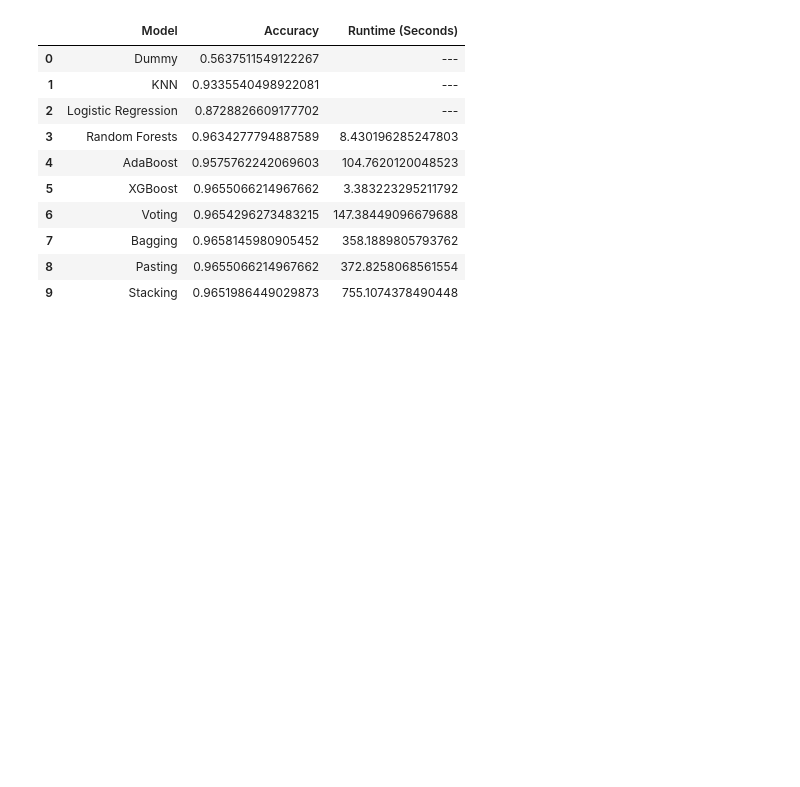
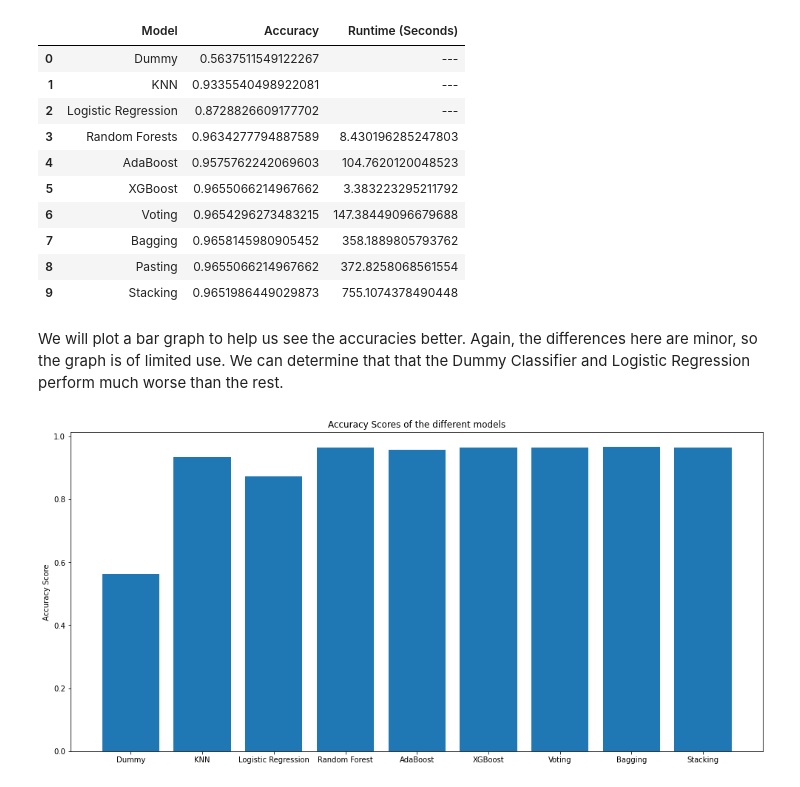
Before and after one commit to appeldaniel1998/Data-Visualization-Final-Project, a Jupyter notebook: Airline Satisfaction - Classification.ipynb, the cells around one changed output. Drawn from its saved outputs; the diff is of its cells as text; code cells hidden in the pictures; blank space fills up the shorter version.

Commit message:
Finished all models up to PCA

```diff
--- a/Airline Satisfaction - Classification.ipynb
+++ b/Airline Satisfaction - Classification.ipynb
@@ -690,3 +682,19 @@ results
 | 7 | Bagging | 0.9658145980905452 | 358.1889805793762 |
 | 8 | Pasting | 0.9655066214967662 | 372.8258068561554 |
 | 9 | Stacking | 0.9651986449029873 | 755.1074378490448 |
+# %% [markdown]
+We will plot a bar graph to help us see the accuracies better. Again, the differences here are minor, so the graph is of limited use. We can determine that that the Dummy Classifier and Logistic Regression perform much worse than the rest.
+# %%
+fig = plt.figure(figsize=(13,6))
+
+accuracies = [accuracyDummy, accuracyKNN, accuracyLogReg, accuracyRandForests, accuracyAdaBoost, accuracyXGBoost,
+             accuracyVoting, accuracyBagging, accuracyStacking]
+accuraciesSize = np.arange(len(accuracies))
+axes = fig.add_axes([0,0,1,1])
+axes.bar(['Dummy', 'KNN', 'Logistic Regression', 'Random Forest', 'AdaBoost', 'XGBoost', 'Voting', 'Bagging', 'Stacking'],
+         accuracies)
+axes.set_ylabel("Accuracy Score")
+axes.set_title("Accuracy Scores of the different models")
+plt.rcParams['xtick.labelsize'] = 10
+# %% [output]
+[figure, added]
```
Also changed, not shown: parts of 11 cells of this notebook.
